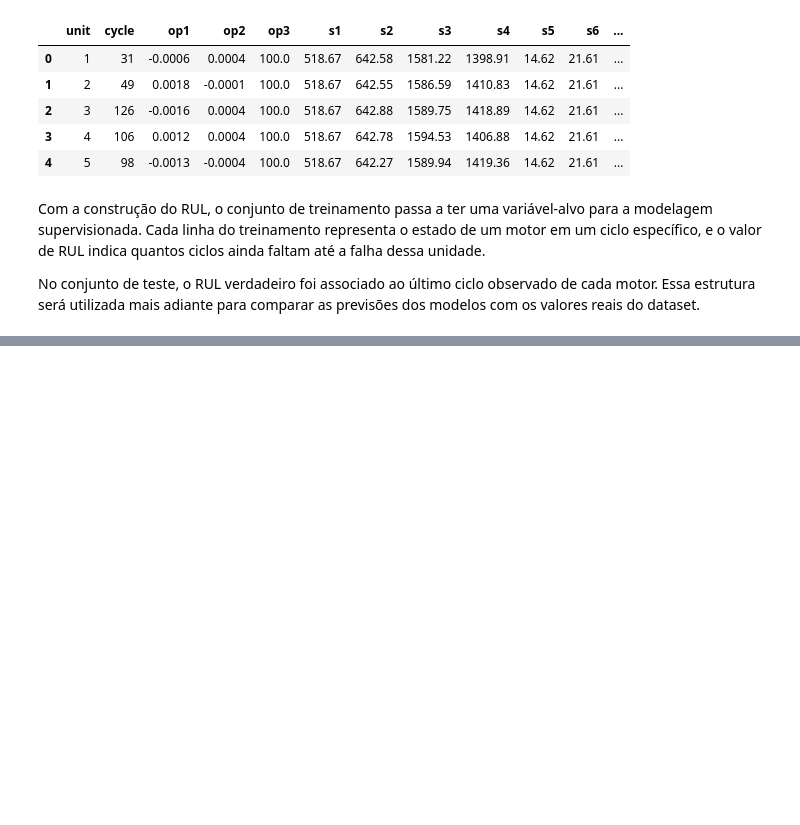
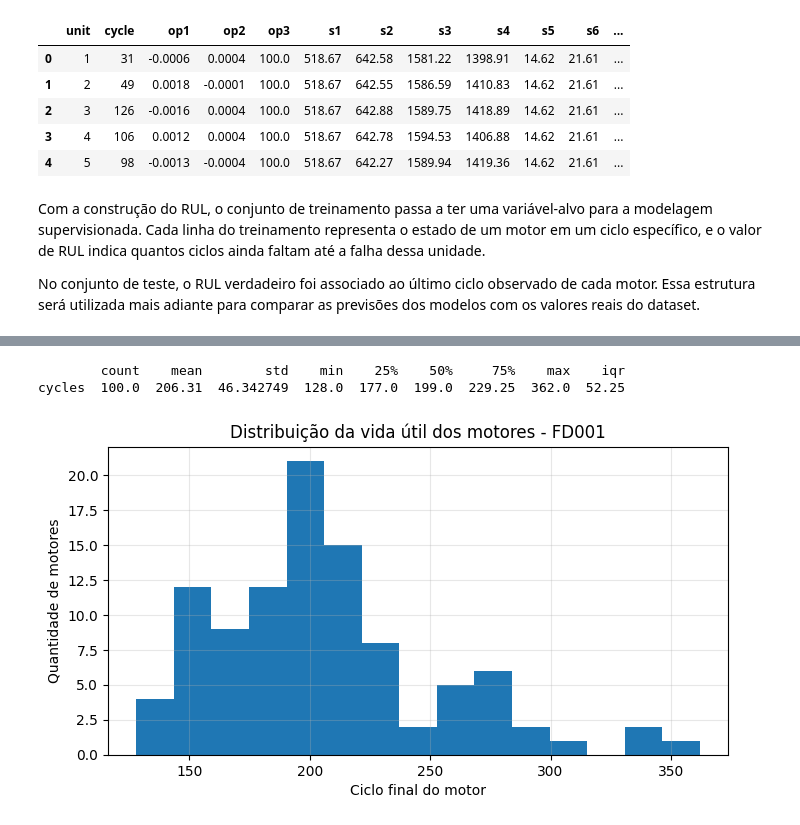
Before and after one commit to ander-oliveira/rul-prediction-cmapss, a Jupyter notebook: Prediction_RUL_CMAPSS.ipynb, the cells around one changed output, grey strips where cells are left out. Saved outputs shown, nothing was run; the diff lists cells and outputs as text; code cells hidden in the pictures; blank space fills up the shorter version.

```diff
--- a/Prediction_RUL_CMAPSS.ipynb
+++ b/Prediction_RUL_CMAPSS.ipynb
@@ -440,0 +561,20 @@ No conjunto de teste, o RUL verdadeiro foi associado ao último ciclo observado
+# %%
+life_df = max_cycle_df.copy()
+
+life_stats_df = life_df["max_cycle"].describe().to_frame(name="cycles").T
+life_stats_df["iqr"] = life_stats_df["75%"] - life_stats_df["25%"]
+# %%
+print(life_stats_df)
+# %% [output]
+        count    mean        std    min    25%    50%     75%    max    iqr
+cycles  100.0  206.31  46.342749  128.0  177.0  199.0  229.25  362.0  52.25
+# %%
+plt.figure(figsize=(8, 4))
+plt.hist(life_df["max_cycle"], bins=15)
+plt.title("Distribuição da vida útil dos motores - FD001")
+plt.xlabel("Ciclo final do motor")
+plt.ylabel("Quantidade de motores")
+plt.grid(alpha=0.3)
+plt.show()
+# %% [output]
+[figure, added]
```
Also changed, not shown: parts of 44 cells of this notebook, 1 other file.
